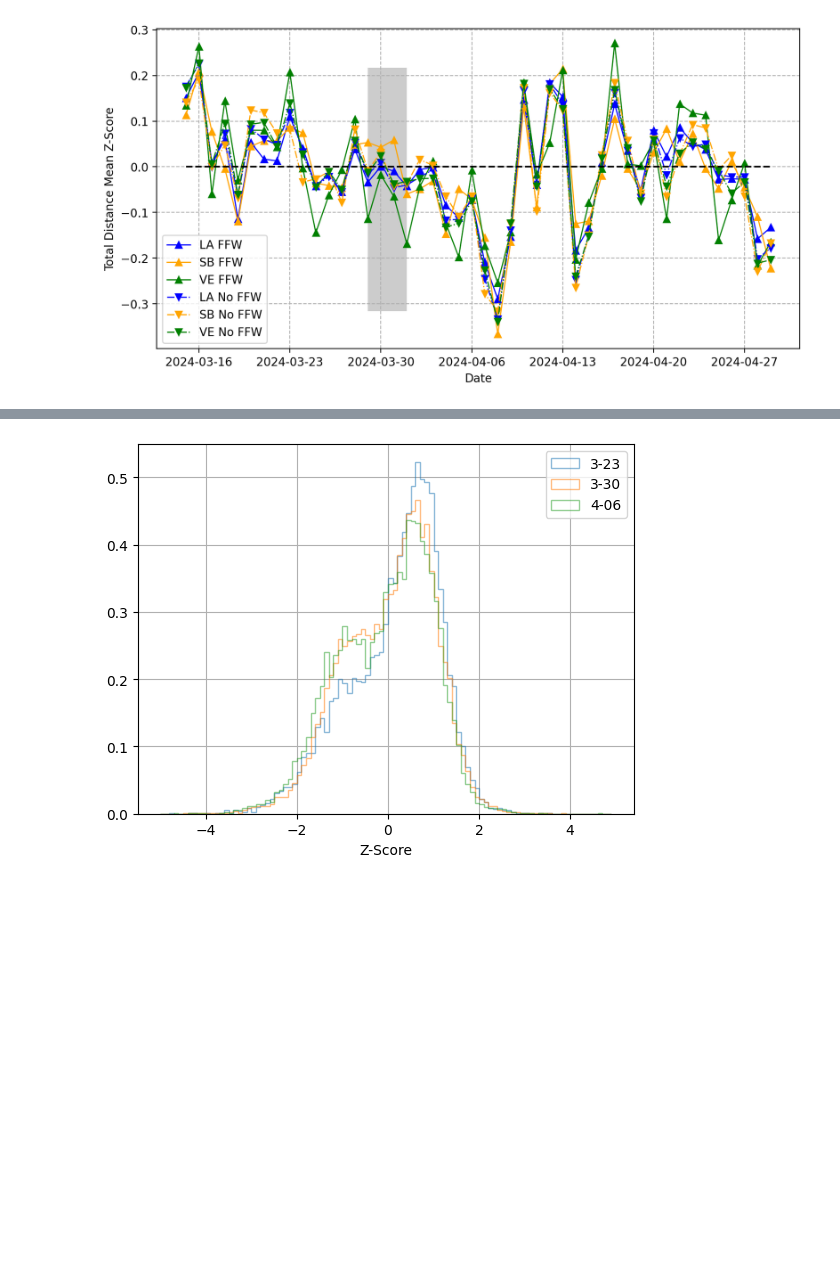
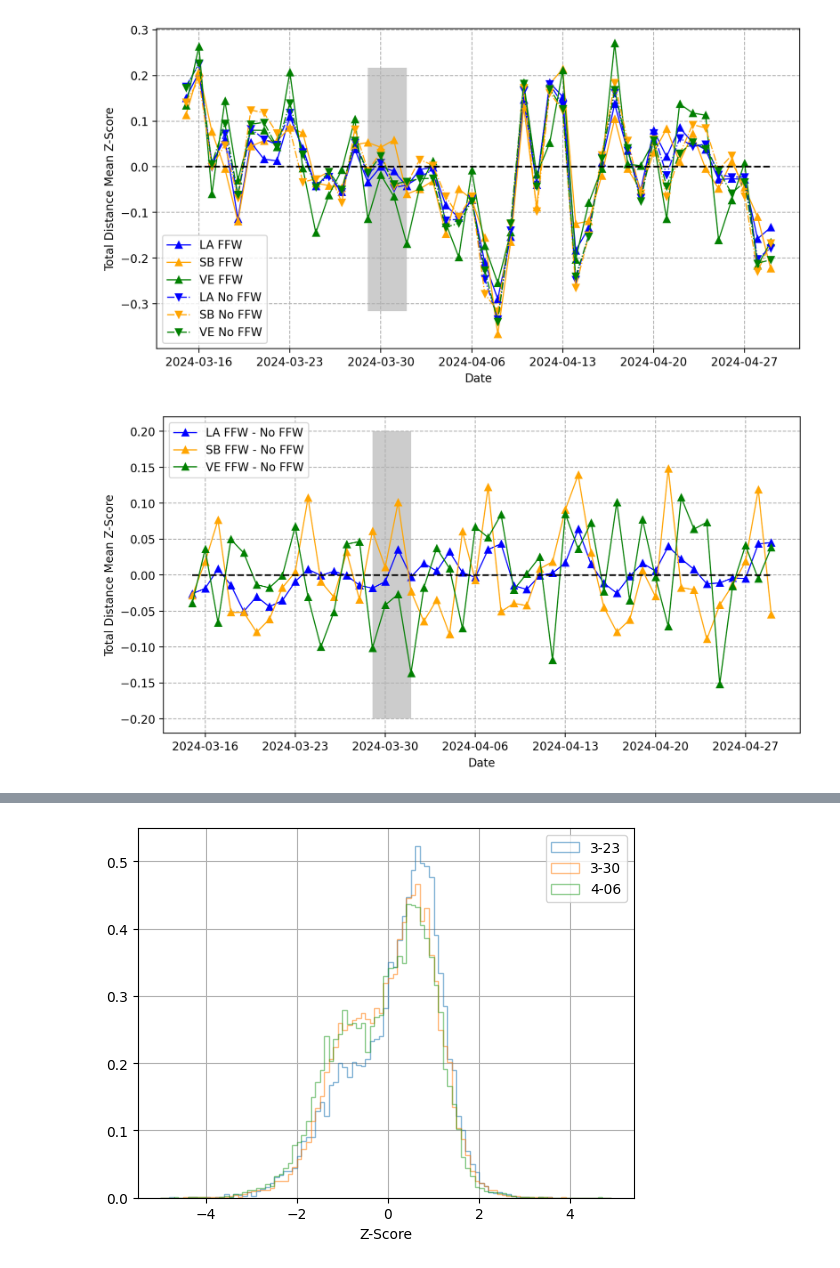
Before and after one commit to ai2es/cat-rain, a Jupyter notebook: notebooks/bootstrap_dataset_agg.ipynb, the cells around one changed output, grey strips where cells are left out. Cells and saved outputs as stored; diff of their text form; code cells hidden in the pictures; blank space fills up the shorter version.

```diff
--- a/notebooks/bootstrap_dataset_agg.ipynb
+++ b/notebooks/bootstrap_dataset_agg.ipynb
@@ -235,3 +372,35 @@ plt.legend()
 plt.savefig("mean_dist_z_score_pos_neg.png", bbox_inches="tight")
 # %% [output]
 [figure]
+# %%
+plt.figure(figsize=(10, 5), dpi=200)
+z_trace = np.nanmean(z_score_base, axis=0)
+counties = ["LA", "SB", "VE"]
+traces_pos = []
+traces_neg = []
+colors = ['blue', 'orange', 'green']
+pos_ls = '-'
+neg_ls = '-.'
+pos_mark = '^'
+neg_mark = 'v'
+for county in counties:
+    traces_pos.append(np.nanmean(z_score_base.loc[(user_home_meta["county"] == county) & daily_ar_data_sub["FFW"]], axis=0))
+    traces_neg.append(np.nanmean(z_score_base.loc[(user_home_meta["county"] == county) & ~daily_ar_data_sub["FFW"]], axis=0))
+
+d_idx = pd.DatetimeIndex(dates)
+plt.fill_between(pd.DatetimeIndex(["2024-03-29", "2024-04-01"]), -0.2, 0.2, fc='0.8')
+#plt.plot(d_idx, z_trace, marker='.', color='k')
+for t, trace in enumerate(traces_pos):
+    plt.plot(d_idx, trace - traces_neg[t], marker=pos_mark, color=colors[t], ls=pos_ls, label=counties[t] + " FFW - No FFW", lw=1)
+#for t, trace in enumerate(traces_neg):
+#    plt.plot(d_idx, trace, marker=neg_mark, color=colors[t], ls=neg_ls, label=counties[t] + " No FFW", lw=1)
+plt.xlabel("Date")
+plt.ylabel("Total Distance Mean Z-Score")
+plt.plot(d_idx, np.zeros_like(z_trace), 'k--')
+plt.xticks(d_idx[1::7])
+plt.grid(ls='--')
+plt.legend()
+
+plt.savefig("mean_dist_z_score_diff.png", bbox_inches="tight", dpi=300)
+# %% [output]
+[figure, added]
```
Also changed, not shown: parts of 21 cells of this notebook, 1 other file.
